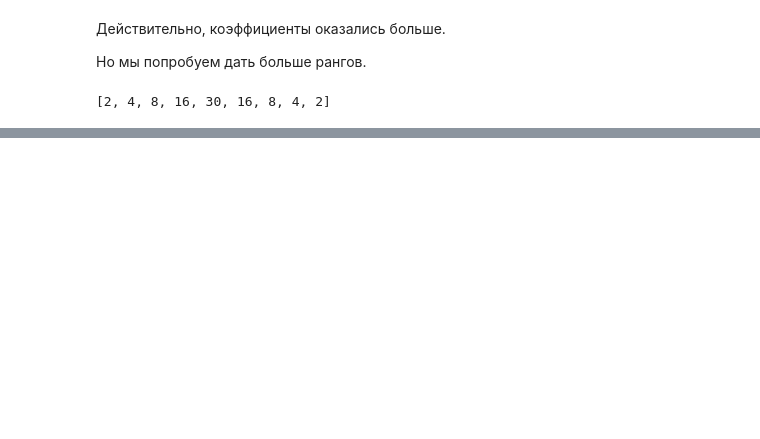
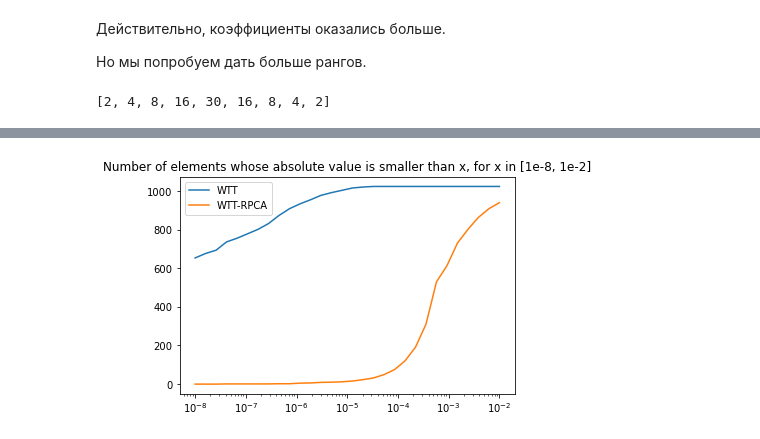
Before and after one commit to d1kolyadin/AMI_diploma, a Jupyter notebook: wtt-rpca.ipynb, the cells around one changed output, grey strips where cells are left out. Saved outputs shown, nothing was run; the diff lists cells and outputs as text; code cells hidden in the pictures; blank space fills up the shorter version.

```diff
--- a/wtt-rpca.ipynb
+++ b/wtt-rpca.ipynb
@@ -576,0 +614,18 @@ print(np.linalg.norm(sqrt_x_values - iwtt_result_rpca))
+# %%
+filters_rpca, ranks_rpca = wtt_rpca(
+    sqrt_x_values,
+    d,
+    modes,
+    ranks=ranks_est,
+    eps=1e-7,
+    check_correctness=True
+)
+wtt_res_rpca = wtt_apply(
+    sqrt_x_values,
+    d,
+    filters_rpca,
+    modes,
+    ranks_rpca,
+    True
+)
+print(ranks_rpca)
@@ -576,0 +650,13 @@ print(np.linalg.norm(sqrt_x_values - iwtt_result_rpca))
+# %%
+thresholds = np.logspace(-8, -2, 30)
+nnzs = [(np.abs(wtt_res) < t).sum() for t in thresholds]
+nnzs_rpca = [(np.abs(wtt_res_rpca) < t).sum() for t in thresholds]
+
+plt.plot(thresholds, nnzs, label='WTT')
+plt.plot(thresholds, nnzs_rpca, label='WTT-RPCA')
+plt.title("Number of elements whose absolute value is smaller than x, for x in [1e-8, 1e-2]")
+plt.xscale('log')
+plt.legend()
+plt.show()
+# %% [output]
+[figure, added]
```
Also changed, not shown: parts of 40 cells of this notebook, 1 other file.
